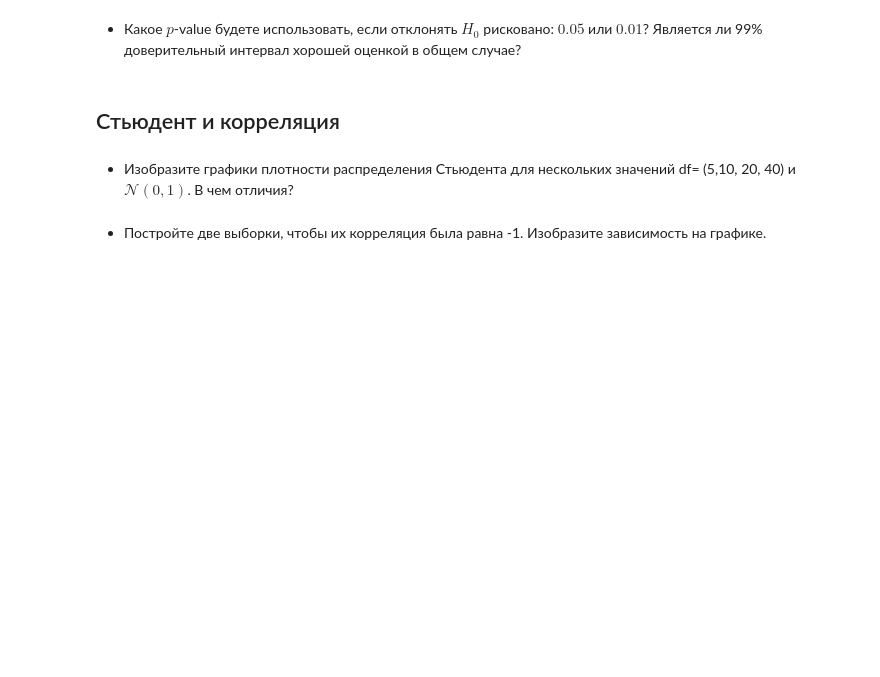
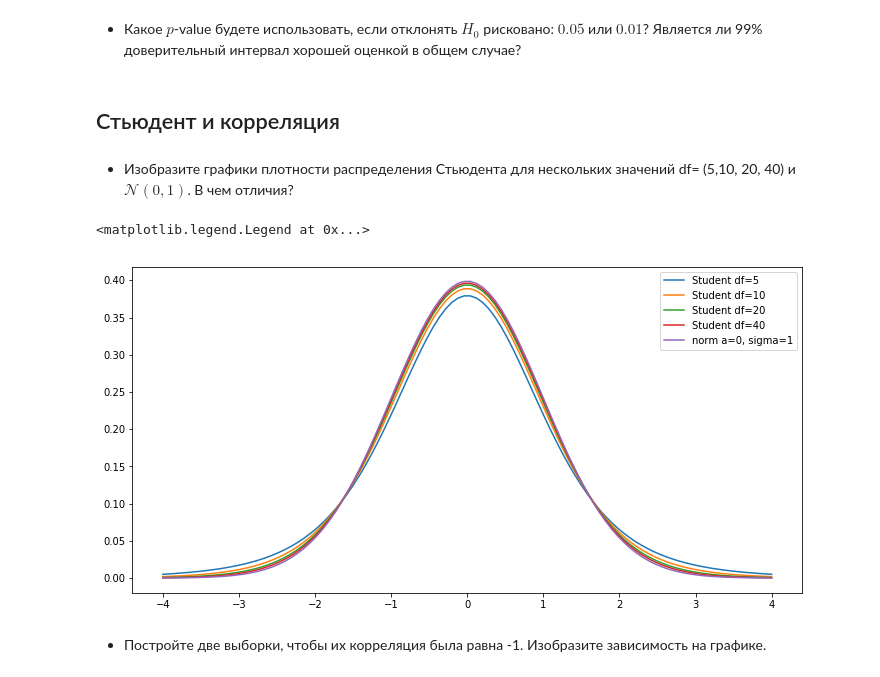
Before and after one commit to Ilmetov/Netology_ilmetov, a Jupyter notebook: Ter_Ver_And_Stat/Probability_4/hw2_ilmetov.ipynb, the cells around one changed output. Saved outputs shown, nothing was run; the diff lists cells and outputs as text; code cells hidden in the pictures; blank space fills up the shorter version.

```diff
--- a/Ter_Ver_And_Stat/Probability_4/hw2_ilmetov.ipynb
+++ b/Ter_Ver_And_Stat/Probability_4/hw2_ilmetov.ipynb
@@ -328,2 +326,30 @@ print(conf_int_b[1] - conf_int_b[0])
+# %%
+#чем больше степени свободы, тем ближе распределение Стьюдента к нормальному распределению
+%matplotlib inline
+
+t_rv_5 = stats.t(5)
+t_rv_10 = stats.t(10)
+t_rv_20 = stats.t(20)
+t_rv_40 = stats.t(40)
+norm_rv = stats.norm(0, 1)
+x = np.linspace(-4, 4, 100)
+
+plt.figure(figsize=(12,6))
+
+pdf_5 = t_rv_5.pdf(x)
+pdf_10 = t_rv_10.pdf(x)
+pdf_20 = t_rv_20.pdf(x)
+pdf_40 = t_rv_40.pdf(x)
+pdf_norm = norm_rv.pdf(x)
+plt.plot(x, pdf_5)
+plt.plot(x, pdf_10)
+plt.plot(x, pdf_20)
+plt.plot(x, pdf_40)
+plt.plot(x, pdf_norm)
+
+plt.legend(['Student df=5', 'Student df=10', 'Student df=20','Student df=40','norm a=0, sigma=1'])
+# %% [output]
+<matplotlib.legend.Legend at 0x...>
+[figure, added]
 # %% [markdown]
 - Постройте две выборки, чтобы их корреляция была равна -1. Изобразите зависимость на графике.
```
Also changed, not shown: parts of 7 cells of this notebook.
